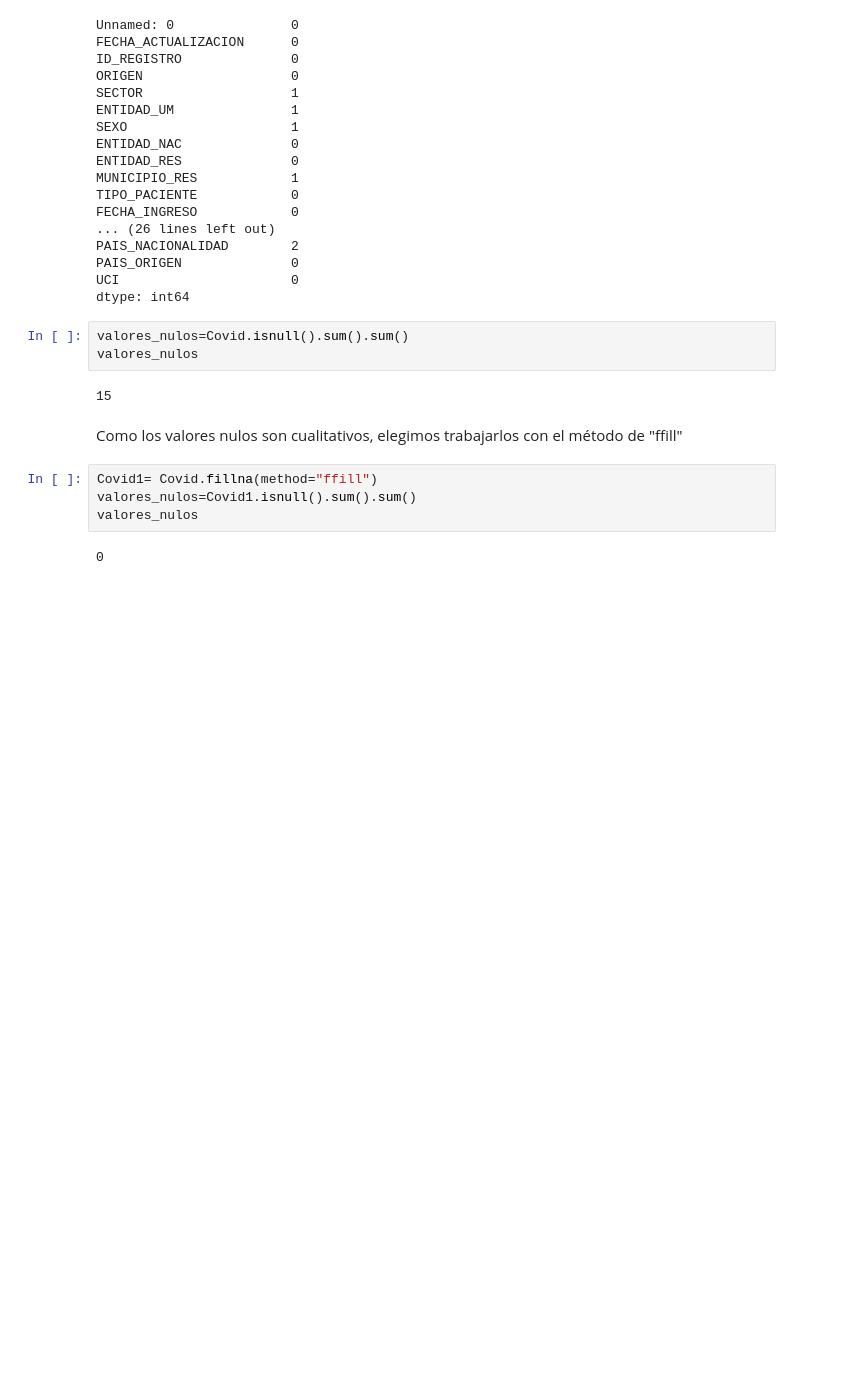
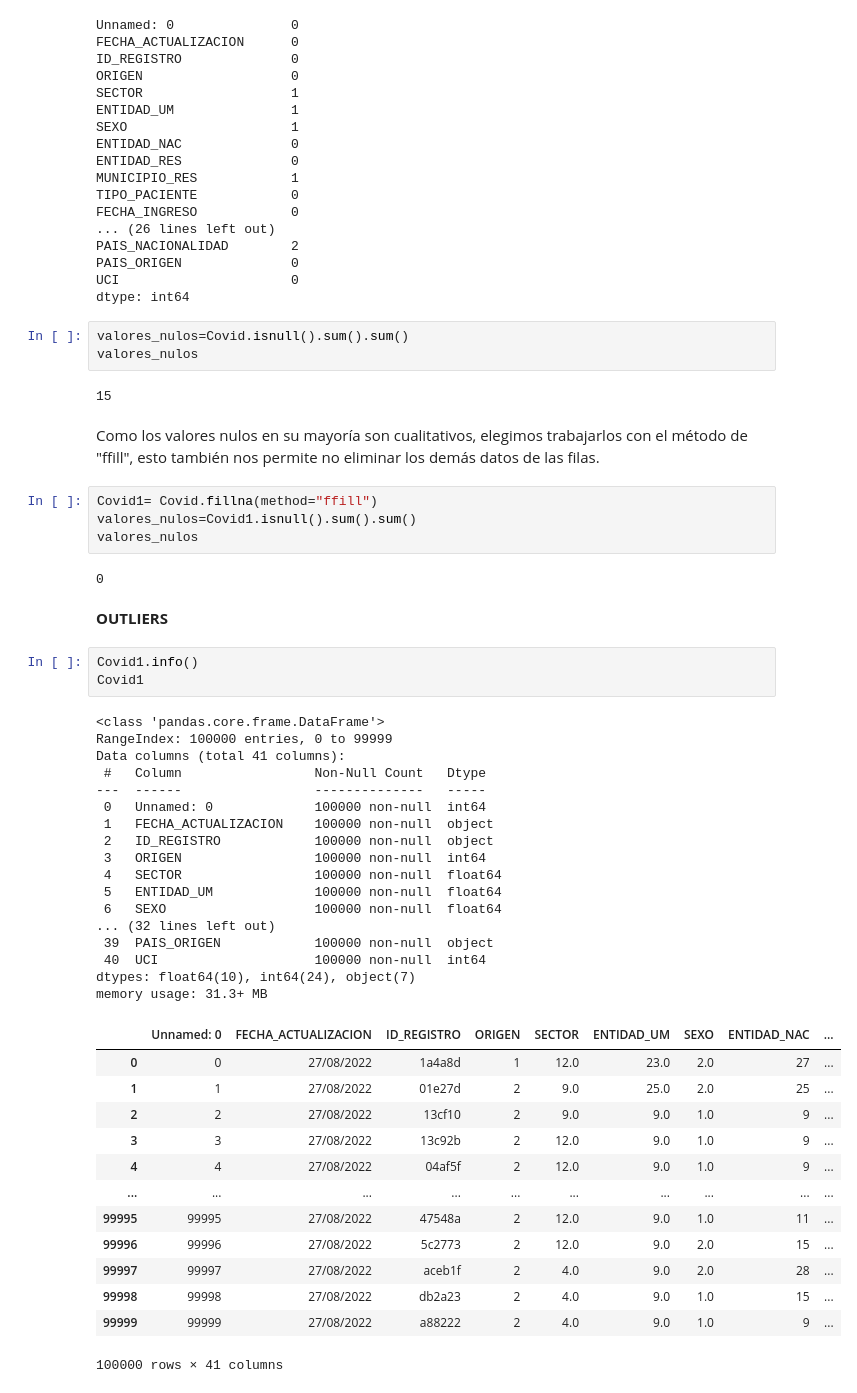
Before and after one commit to MaferLedmar/Actividad-4, a Jupyter notebook: 9_covid.ipynb, the cells around one changed output. Cells and saved outputs as stored; diff of their text form; blank space fills up the shorter version.

```diff
--- a/9_covid.ipynb
+++ b/9_covid.ipynb
@@ -52,10 +52,46 @@ valores_nulos
 # %% [output]
 15
 # %% [markdown]
-Como los valores nulos son cualitativos, elegimos trabajarlos con el método de "ffill"
+Como los valores nulos en su mayoría son cualitativos, elegimos trabajarlos con el método de "ffill", esto también nos permite no eliminar los demás datos de las filas.
 # %%
 Covid1= Covid.fillna(method="ffill")
 valores_nulos=Covid1.isnull().sum().sum()
 valores_nulos
 # %% [output]
 0
+# %% [markdown]
+**OUTLIERS**
+# %%
+Covid1.info()
+Covid1
+# %% [output]
+<class 'pandas.core.frame.DataFrame'>
+RangeIndex: 100000 entries, 0 to 99999
+Data columns (total 41 columns):
+ #   Column                 Non-Null Count   Dtype
+---  ------                 --------------   -----
+ 0   Unnamed: 0             100000 non-null  int64
+ 1   FECHA_ACTUALIZACION    100000 non-null  object
+ 2   ID_REGISTRO            100000 non-null  object
+ 3   ORIGEN                 100000 non-null  int64
+ 4   SECTOR                 100000 non-null  float64
+ 5   ENTIDAD_UM             100000 non-null  float64
+ 6   SEXO                   100000 non-null  float64
+... (32 lines left out)
+ 39  PAIS_ORIGEN            100000 non-null  object
+ 40  UCI                    100000 non-null  int64
+dtypes: float64(10), int64(24), object(7)
+memory usage: 31.3+ MB
+|  | Unnamed: 0 | FECHA_ACTUALIZACION | ID_REGISTRO | ORIGEN | SECTOR | ENTIDAD_UM | SEXO | ENTIDAD_NAC | ... |
+| 0 | 0 | 27/08/2022 | 1a4a8d | 1 | 12.0 | 23.0 | 2.0 | 27 | ... |
+| 1 | 1 | 27/08/2022 | 01e27d | 2 | 9.0 | 25.0 | 2.0 | 25 | ... |
+| 2 | 2 | 27/08/2022 | 13cf10 | 2 | 9.0 | 9.0 | 1.0 | 9 | ... |
+| 3 | 3 | 27/08/2022 | 13c92b | 2 | 12.0 | 9.0 | 1.0 | 9 | ... |
+| 4 | 4 | 27/08/2022 | 04af5f | 2 | 12.0 | 9.0 | 1.0 | 9 | ... |
+| ... | ... | ... | ... | ... | ... | ... | ... | ... | ... |
+| 99995 | 99995 | 27/08/2022 | 47548a | 2 | 12.0 | 9.0 | 1.0 | 11 | ... |
+| 99996 | 99996 | 27/08/2022 | 5c2773 | 2 | 12.0 | 9.0 | 2.0 | 15 | ... |
+| 99997 | 99997 | 27/08/2022 | aceb1f | 2 | 4.0 | 9.0 | 2.0 | 28 | ... |
+| 99998 | 99998 | 27/08/2022 | db2a23 | 2 | 4.0 | 9.0 | 1.0 | 15 | ... |
+| 99999 | 99999 | 27/08/2022 | a88222 | 2 | 4.0 | 9.0 | 1.0 | 9 | ... |
+100000 rows × 41 columns
```
Also changed, not shown: parts of 9 cells of this notebook, 1 other file.
